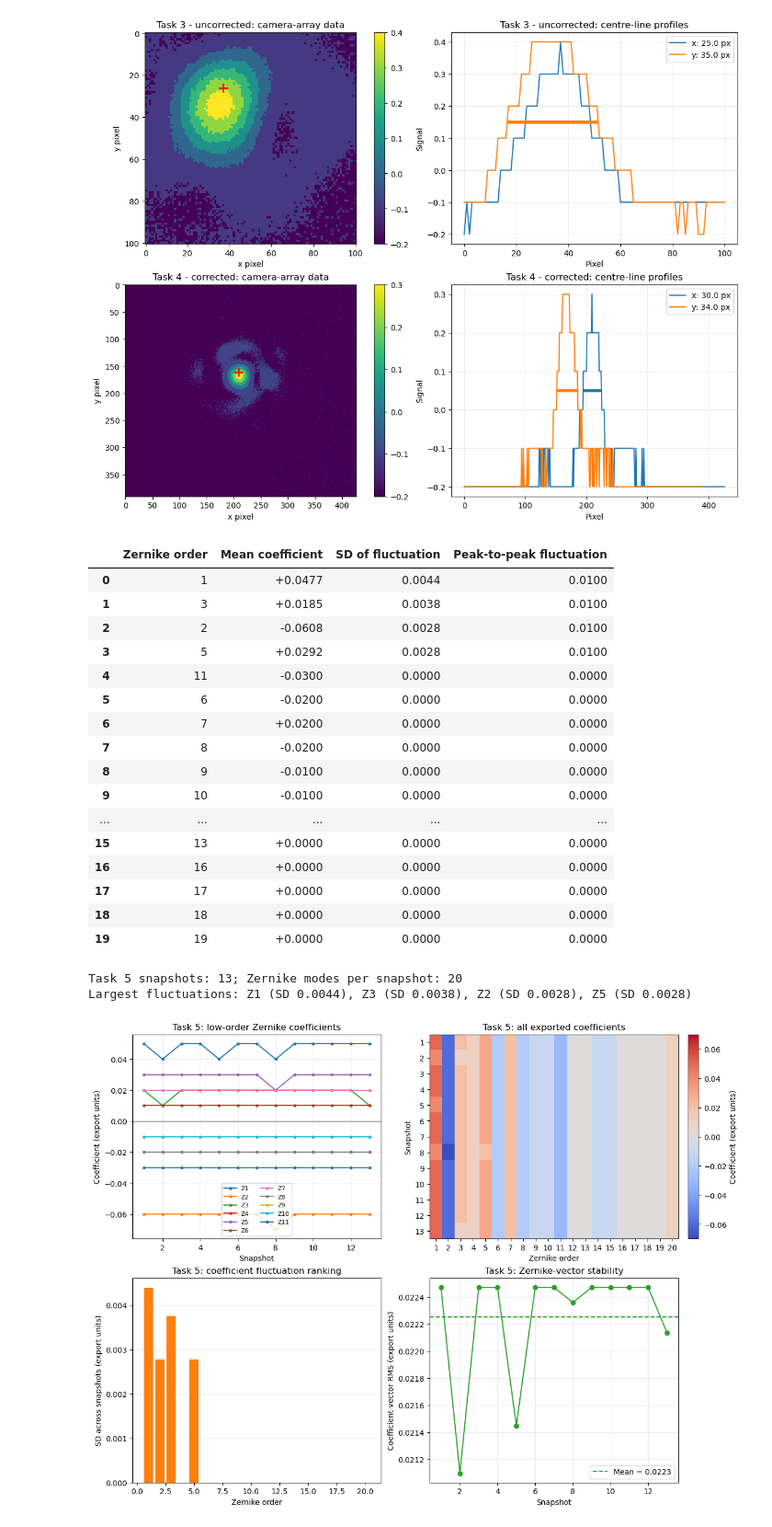
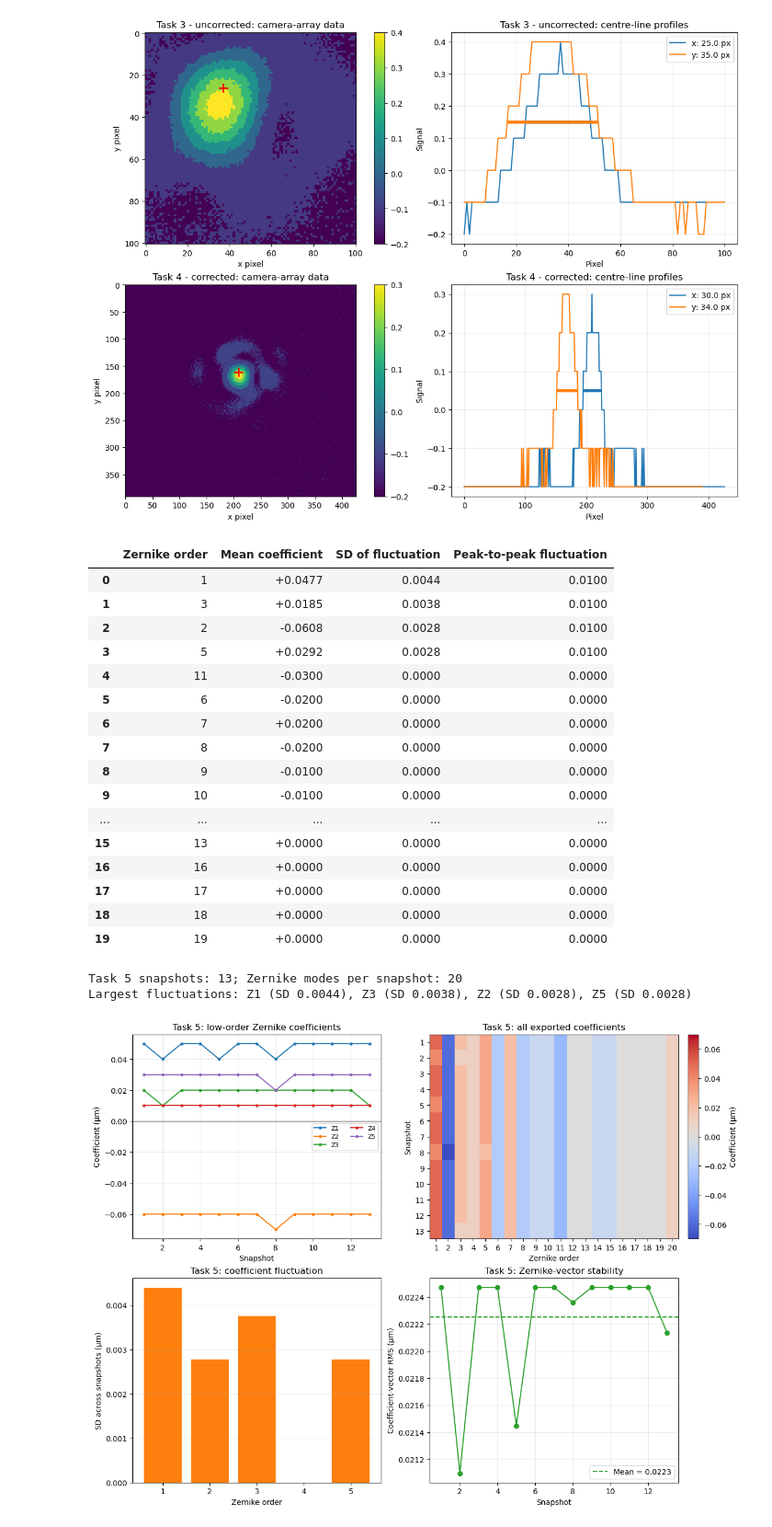
Before and after one commit to Catherine-Lambe/Observational_Instrumental_Lab_WS2627_LMU_Munich, a Jupyter notebook: AO_task3,4,5,7_analysis.ipynb, the cells around one changed output. Shown at 92% size. Saved outputs shown, nothing was run; the diff lists cells and outputs as text; code cells hidden in the pictures.

```diff
--- a/AO_task3,4,5,7_analysis.ipynb
+++ b/AO_task3,4,5,7_analysis.ipynb
@@ -189,11 +189,11 @@ fig, axes = plt.subplots(2, 2, figsize=(12, 9), constrained_layout=True)
 snapshot_number = np.arange(1, len(task5_snapshots) + 1)
 
 ax = axes[0, 0]
-for index, order in enumerate(task5_orders[:11]):
+for index, order in enumerate(task5_orders[:5]):
     ax.plot(snapshot_number, task5_coefficients[:, index], 'o-', ms=3, label=f'Z{order}')
 ax.axhline(0, color='0.3', lw=1)
 ax.set(title='Task 5: low-order Zernike coefficients', xlabel='Snapshot',
-       ylabel='Coefficient (export units)')
+       ylabel='Coefficient (µm)')
 ax.grid(alpha=0.25); ax.legend(ncol=2, fontsize=8)
 
 ax = axes[0, 1]
@@ -203,45 +203,48 @@ im = ax.imshow(task5_coefficients, aspect='auto', cmap='coolwarm',
 ax.set(title='Task 5: all exported coefficients', xlabel='Zernike order', ylabel='Snapshot')
 ax.set_xticks(np.arange(len(task5_orders))); ax.set_xticklabels(task5_orders)
 ax.set_yticks(np.arange(len(task5_snapshots))); ax.set_yticklabels(snapshot_number)
-fig.colorbar(im, ax=ax, fraction=0.046, pad=0.04, label='Coefficient (export units)')
+fig.colorbar(im, ax=ax, fraction=0.046, pad=0.04, label='Coefficient (µm)')
 
 ax = axes[1, 0]
-top_orders = set(task5_top_modes['Zernike order'])
-colours = ['tab:orange' if order in top_orders else 'tab:blue' for order in task5_orders]
-ax.bar(task5_orders, task5_statistics['SD of fluctuation'], color=colours)
-ax.set(title='Task 5: coefficient fluctuation ranking', xlabel='Zernike order',
-       ylabel='SD across snapshots (export units)')
+task5_low_order_statistics = task5_statistics.iloc[:5]
+top_orders = set(task5_low_order_statistics.nlargest(4, 'SD of fluctuation')['Zernike order'])
+colours = ['tab:orange' if order in top_orders else 'tab:blue'
+           for order in task5_low_order_statistics['Zernike order']]
+ax.bar(task5_low_order_statistics['Zernike order'],
+       task5_low_order_statistics['SD of fluctuation'], color=colours)
+ax.set(title='Task 5: coefficient fluctuation', xlabel='Zernike order',
+       ylabel='SD across snapshots (µm)')
 ax.grid(axis='y', alpha=0.25)
 
 ax = axes[1, 1]
 ax.plot(snapshot_number, task5_snapshot_rms, 'o-', color='tab:green')
 ax.axhline(task5_snapshot_rms.mean(), color='tab:green', ls='--',
            label=f'Mean = {task5_snapshot_rms.mean():.4f}')
 ax.set(title='Task 5: Zernike-vector stability', xlabel='Snapshot',
-       ylabel='Coefficient-vector RMS (export units)')
+       ylabel='Coefficient-vector RMS (µm)')
 ax.grid(alpha=0.25); ax.legend()
 plt.show()
 # %% [output]
 |  | Zernike order | Mean coefficient | SD of fluctuation | Peak-to-peak fluctuation |
 | 0 | 1 | +0.0477 | 0.0044 | 0.0100 |
 | 1 | 3 | +0.0185 | 0.0038 | 0.0100 |
 | 2 | 2 | -0.0608 | 0.0028 | 0.0100 |
 | 3 | 5 | +0.0292 | 0.0028 | 0.0100 |
 | 4 | 11 | -0.0300 | 0.0000 | 0.0000 |
 | 5 | 6 | -0.0200 | 0.0000 | 0.0000 |
 | 6 | 7 | +0.0200 | 0.0000 | 0.0000 |
 | 7 | 8 | -0.0200 | 0.0000 | 0.0000 |
 | 8 | 9 | -0.0100 | 0.0000 | 0.0000 |
 | 9 | 10 | -0.0100 | 0.0000 | 0.0000 |
 | ... | ... | ... | ... | ... |
 | 15 | 13 | +0.0000 | 0.0000 | 0.0000 |
 | 16 | 16 | +0.0000 | 0.0000 | 0.0000 |
 | 17 | 17 | +0.0000 | 0.0000 | 0.0000 |
 | 18 | 18 | +0.0000 | 0.0000 | 0.0000 |
 | 19 | 19 | +0.0000 | 0.0000 | 0.0000 |
 Task 5 snapshots: 13; Zernike modes per snapshot: 20
 Largest fluctuations: Z1 (SD 0.0044), Z3 (SD 0.0038), Z2 (SD 0.0028), Z5 (SD 0.0028)
-[figure, old version]
+[figure, new version]
 # %%
 # TASK 7 - static wave-front correction and stability
 # The low-RMS samples are treated as the observed corrected state; values below
```
